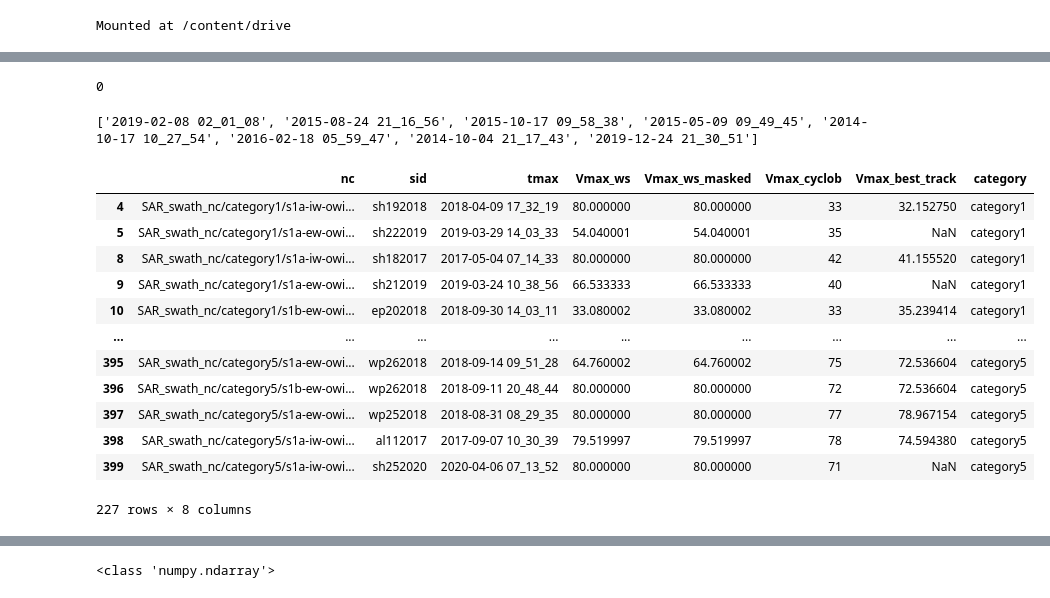
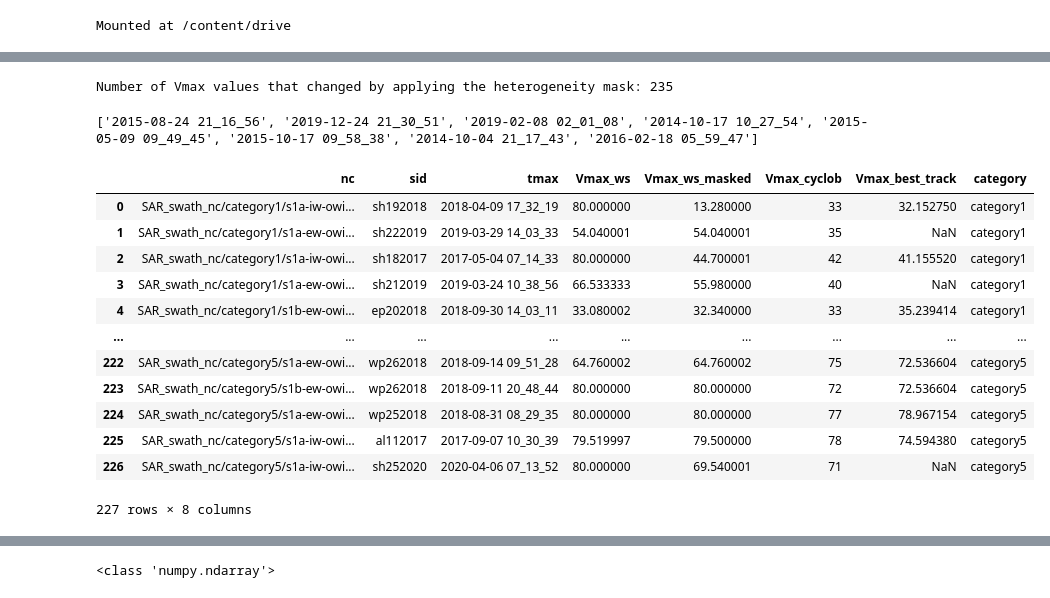
Before and after one commit to raquelcarmo/tropical_cyclones, a Jupyter notebook: src/code/TC_Vmax_Regression.ipynb, the cells around one changed output, grey strips where cells are left out. Drawn from its saved outputs; the diff is of its cells as text; code cells hidden in the pictures.

```diff
--- a/src/code/TC_Vmax_Regression.ipynb
+++ b/src/code/TC_Vmax_Regression.ipynb
@@ -96,7 +95,9 @@ TC_dataset = pd.read_csv("best_track/ibtracs.since1980.list.v04r00.csv", header=
 # load dataframe connecting .nc filename to TC Name and USA_ATCF_ID
 nc_ID = pd.read_csv("SAR_swath_nc/cyclobs_tc_dataframe.csv", header=0)
 
+# gather all .nc files from all categories
 file_list = glob.glob('SAR_swath_nc/*/*.nc')
+
 files = []
 ids = []
 cyclob_Vmax_list = []
@@ -104,6 +105,7 @@ ws_Vmax_list = []
 best_track_Vmax_list = []
 tmax_list = []
 ws_Vmax_masked_list = []
+
 cnt=0
 for single_file in file_list:
 
@@ -123,8 +125,14 @@ for single_file in file_list:
   ws_Vmax = np.max(feature_wind)
   #print(ws_Vmax)
 
-  mask = full_info_image.variables["mask_flag"][:]
-  feature_wind[mask[0] != 0] = 0
+  #mask = full_info_image.variables["mask_flag"][:]
+  heterogeneity_mask = full_info_image.variables["heterogeneity_mask"][:]
+  #print(np.unique(heterogeneity_mask))
+
+  # set all mask pixels diff than 0 to 0
+  feature_wind[heterogeneity_mask[0] != 0] = 0
+  #feature_wind[heterogeneity_mask[0] == 3] = 0
+
   ws_Vmax_masked = np.max(feature_wind)
   if ws_Vmax != ws_Vmax_masked:
     cnt +=1
@@ -162,64 +170,51 @@ for single_file in file_list:
 
 data = {"nc": files, "sid": ids, "tmax": tmax_list, "Vmax_ws": ws_Vmax_list, "Vmax_ws_masked": ws_Vmax_masked_list, "Vmax_cyclob": cyclob_Vmax_list, "Vmax_best_track": best_track_Vmax_list}
 final_df = pd.DataFrame(data)
-print(cnt)
+print("Number of Vmax values that changed by applying the heterogeneity mask:", cnt)
+
 # save relevant information in a csv file that could be retrived with pandas in the future
-#final_df.to_csv("SAR_swath_Vmax/Vmax_info_masked.csv", index = False)
+final_df.to_csv("SAR_swath_Vmax/Vmax_info_masked.csv", index = False)
 # %% [output]
-0
+Number of Vmax values that changed by applying the heterogeneity mask: 235
 # %%
 dataset = pd.read_csv("SAR_swath_Vmax/Vmax_info_masked.csv")
 
+# check indexes with duplicated tmax and keep the last one
+dataset = dataset.drop_duplicates(subset=["tmax"], keep = 'last')
+
+# eliminate rows with timestamps not present in our dataset
 file_list = glob.glob('SAR_swath_images_VV+VH+WS/*/*.png')
-
-for image in file_list:
-  #category = image.split('/')[-2]
-
-  date = os.path.basename(image)[:-4]
-
-  df = dataset.loc[dataset.tmax == date]
-  idxs = []
-  for idx, row in df.iterrows():
-    idxs.append(idx)
-  #print("idxs:", idxs)
-
-  if len(idxs) > 1:
-    idxs_to_drop = idxs[:-1]
-    #print("indxs_to_drop:", idxs_to_drop)
-    dataset = dataset.drop(idxs_to_drop)
-
-#print(dataset)
 
 times = np.array([item.split("/")[-1][:-4] for item in file_list])
 df_tmax = dataset.tmax.values
 
 diff = list(list(set(times)-set(df_tmax)) + list(set(df_tmax)-set(times)))
 print(diff)
 
 idxs = []
 for item in diff:
   df = dataset.loc[dataset.tmax == item]
 
   for idx, row in df.iterrows():
     idxs.append(idx)
 
 dataset = dataset.drop(idxs)
 dataset["category"] = dataset["nc"].str.split('/', expand=True)[1]
-dataset.reset_index()
+dataset.reset_index(inplace = True, drop = True)
 dataset.to_csv("SAR_swath_Vmax/Vmax_info_masked_filtered.csv", index = False)
 dataset
 # %% [output]
-['2019-02-08 02_01_08', '2015-08-24 21_16_56', '2015-10-17 09_58_38', '2015-05-09 09_49_45', '2014-10-17 10_27_54', '2016-02-18 05_59_47', '2014-10-04 21_17_43', '2019-12-24 21_30_51']
+['2015-08-24 21_16_56', '2019-12-24 21_30_51', '2019-02-08 02_01_08', '2014-10-17 10_27_54', '2015-05-09 09_49_45', '2015-10-17 09_58_38', '2014-10-04 21_17_43', '2016-02-18 05_59_47']
 |  | nc | sid | tmax | Vmax_ws | Vmax_ws_masked | Vmax_cyclob | Vmax_best_track | category |
-| 4 | SAR_swath_nc/category1/s1a-iw-owi... | sh192018 | 2018-04-09 17_32_19 | 80.000000 | 80.000000 | 33 | 32.152750 | category1 |
-| 5 | SAR_swath_nc/category1/s1a-ew-owi... | sh222019 | 2019-03-29 14_03_33 | 54.040001 | 54.040001 | 35 | NaN | category1 |
-| 8 | SAR_swath_nc/category1/s1a-iw-owi... | sh182017 | 2017-05-04 07_14_33 | 80.000000 | 80.000000 | 42 | 41.155520 | category1 |
-| 9 | SAR_swath_nc/category1/s1a-ew-owi... | sh212019 | 2019-03-24 10_38_56 | 66.533333 | 66.533333 | 40 | NaN | category1 |
-| 10 | SAR_swath_nc/category1/s1b-ew-owi... | ep202018 | 2018-09-30 14_03_11 | 33.080002 | 33.080002 | 33 | 35.239414 | category1 |
+| 0 | SAR_swath_nc/category1/s1a-iw-owi... | sh192018 | 2018-04-09 17_32_19 | 80.000000 | 13.280000 | 33 | 32.152750 | category1 |
+| 1 | SAR_swath_nc/category1/s1a-ew-owi... | sh222019 | 2019-03-29 14_03_33 | 54.040001 | 54.040001 | 35 | NaN | category1 |
+| 2 | SAR_swath_nc/category1/s1a-iw-owi... | sh182017 | 2017-05-04 07_14_33 | 80.000000 | 44.700001 | 42 | 41.155520 | category1 |
+| 3 | SAR_swath_nc/category1/s1a-ew-owi... | sh212019 | 2019-03-24 10_38_56 | 66.533333 | 55.980000 | 40 | NaN | category1 |
+| 4 | SAR_swath_nc/category1/s1b-ew-owi... | ep202018 | 2018-09-30 14_03_11 | 33.080002 | 32.340000 | 33 | 35.239414 | category1 |
 | ... | ... | ... | ... | ... | ... | ... | ... | ... |
-| 395 | SAR_swath_nc/category5/s1a-ew-owi... | wp262018 | 2018-09-14 09_51_28 | 64.760002 | 64.760002 | 75 | 72.536604 | category5 |
-| 396 | SAR_swath_nc/category5/s1b-ew-owi... | wp262018 | 2018-09-11 20_48_44 | 80.000000 | 80.000000 | 72 | 72.536604 | category5 |
-| 397 | SAR_swath_nc/category5/s1a-ew-owi... | wp252018 | 2018-08-31 08_29_35 | 80.000000 | 80.000000 | 77 | 78.967154 | category5 |
-| 398 | SAR_swath_nc/category5/s1a-iw-owi... | al112017 | 2017-09-07 10_30_39 | 79.519997 | 79.519997 | 78 | 74.594380 | category5 |
-| 399 | SAR_swath_nc/category5/s1a-iw-owi... | sh252020 | 2020-04-06 07_13_52 | 80.000000 | 80.000000 | 71 | NaN | category5 |
+| 222 | SAR_swath_nc/category5/s1a-ew-owi... | wp262018 | 2018-09-14 09_51_28 | 64.760002 | 64.760002 | 75 | 72.536604 | category5 |
+| 223 | SAR_swath_nc/category5/s1b-ew-owi... | wp262018 | 2018-09-11 20_48_44 | 80.000000 | 80.000000 | 72 | 72.536604 | category5 |
+| 224 | SAR_swath_nc/category5/s1a-ew-owi... | wp252018 | 2018-08-31 08_29_35 | 80.000000 | 80.000000 | 77 | 78.967154 | category5 |
+| 225 | SAR_swath_nc/category5/s1a-iw-owi... | al112017 | 2017-09-07 10_30_39 | 79.519997 | 79.500000 | 78 | 74.594380 | category5 |
+| 226 | SAR_swath_nc/category5/s1a-iw-owi... | sh252020 | 2020-04-06 07_13_52 | 80.000000 | 69.540001 | 71 | NaN | category5 |
 227 rows × 8 columns
```
Also changed, not shown: parts of 6 cells of this notebook.
